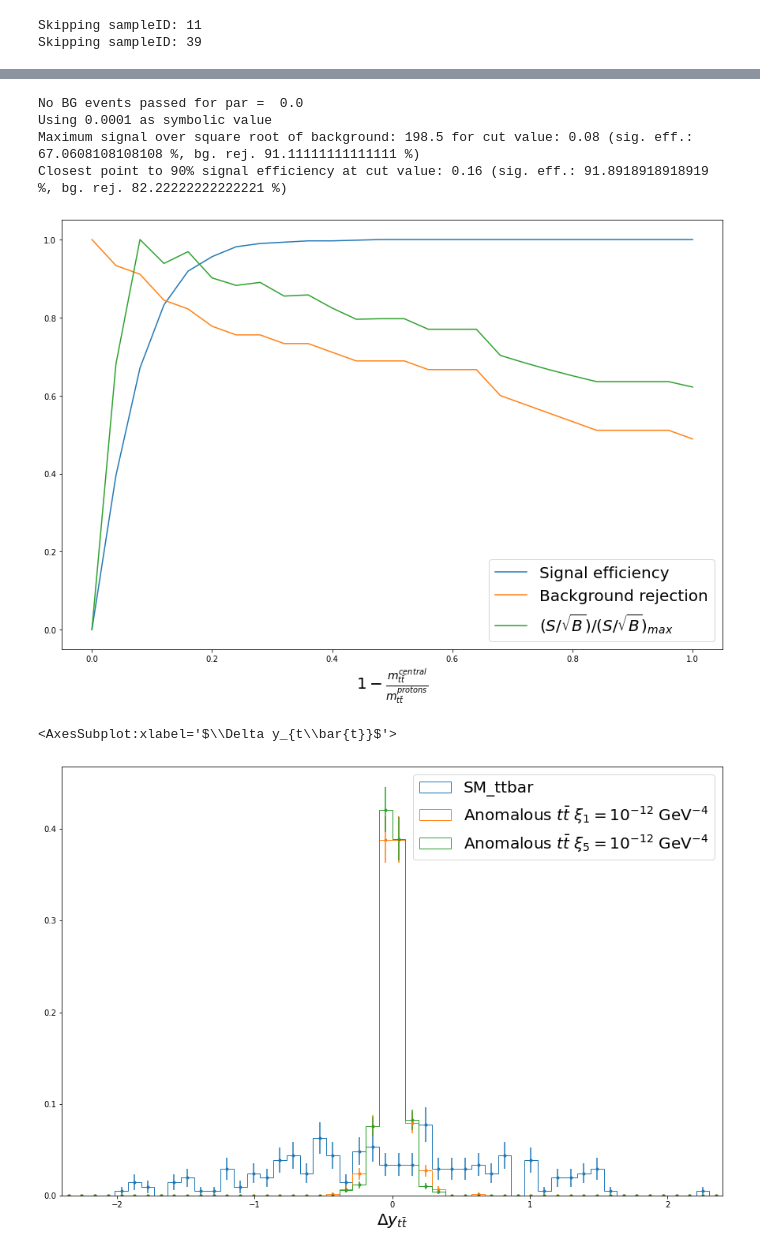
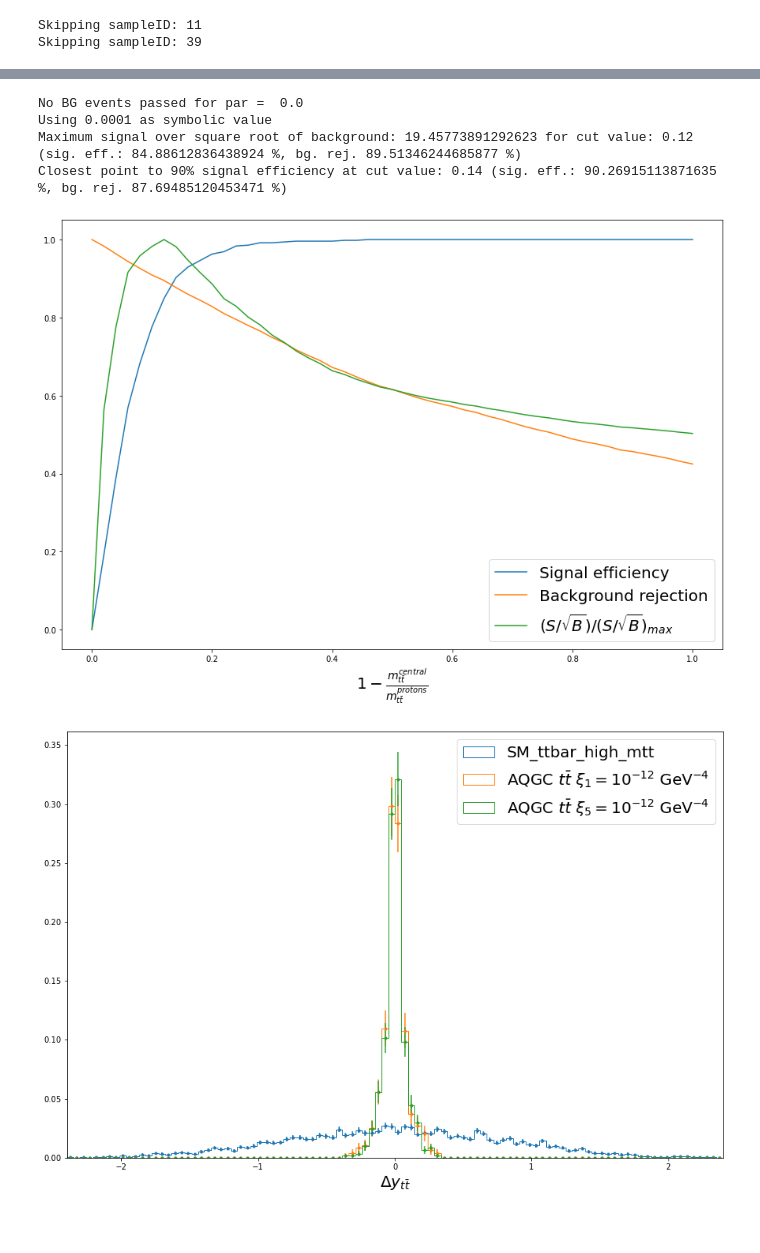
Before and after one commit to AndreaBellora/FPMC_tools, a Jupyter notebook: DelphesAnalyser.ipynb, the cells around one changed output, grey strips where cells are left out. Drawn from its saved outputs; the diff is of its cells as text; code cells hidden in the pictures; blank space fills up the shorter version.

```diff
--- a/DelphesAnalyser.ipynb
+++ b/DelphesAnalyser.ipynb
@@ -349,16 +365,19 @@ def runSelectionOnSample(select,filenameTemplate="",sampleID=-1,suffix=""):
     n_after = 0
     with open(sampleName,'rb') as handle:
         events = pickle.load(handle)
-        n_before = len(events["xi_pos"])
+        n_before = len(events["weight"])
+        n_weighted_before = sum(events["weight"])
         if n_before != 0:
             events_after = select(events)
         else:
             events_after = events
-        n_after = len(events_after["xi_pos"])
+        n_after = len(events_after["weight"])
+        n_weighted_after = sum(events_after["weight"])
         events_after["n_before"] = n_before
+        events_after["n_weighted_before"] = n_weighted_before
     with open(sampleName.replace('.pickle',suffix+'.pickle'),'wb') as handle:
         pickle.dump(events_after,handle,protocol=pickle.HIGHEST_PROTOCOL)
-    return n_before,n_after
+    return n_before,n_after,n_weighted_before,n_weighted_after
 def runSelectionOnSample_unrollArgs(args):
     return runSelectionOnSample(*args)
 
@@ -387,7 +406,7 @@ def loadEvents(filenameTemplate="",sampleIDs=[],sampleName=""):
                             events[k] = events[k].concatenate([v])
                         elif type(v) is uproot_methods.TLorentzVectorArray:
                             events[k] = [v for v in chain(events[k],v)]
-                        elif type(v) is int:
+                        elif (type(v) is int) or (type(v) is np.int64) or (type(v) is np.float64) :
                             events[k] += v
                         else:
                             events[k].append(v)
@@ -398,6 +417,8 @@ def loadEvents(filenameTemplate="",sampleIDs=[],sampleName=""):
 def passedFraction(filenameTemplate="",sampleIDs=[],sampleName=""):
     n_before = 0
     n_after = 0
+    n_weighted_before = 0
+    n_weighted_after = 0
     for sampleID in tqdm(sampleIDs,desc=sampleName):
         sampleName = filenameTemplate.format(sampleID)
         if not os.path.isfile(sampleName):
@@ -408,8 +429,10 @@ def passedFraction(filenameTemplate="",sampleIDs=[],sampleName=""):
         with open(sampleName,'rb') as handle:
                 events = pickle.load(handle)
                 n_before += events["n_before"]
-                n_after += len(events['xi_pos'])
-    return n_before, n_after
+                n_after += len(events['weight'])
+                n_weighted_before += events["n_weighted_before"]
+                n_weighted_after += sum(events['weight'])
+    return n_before, n_after, n_weighted_before, n_weighted_after
 # %%
 # Load MC samples from Excel "DB"
 
@@ -431,7 +454,7 @@ for row in signal_samples_wb.iter_rows(min_row=2):
 bgSampleDict = {}
 for row in background_samples_wb.iter_rows(min_row=2):
     name = row[0].value
-    bgSampleDict[name] = range(row[1].value,row[2].value+1)
+    bgSampleDict[name] = range(row[1].value,int(row[2].value)+1)
 
 # Utility to produce the sample name from the coupling set
 def nameFromCouplingSet(couplingSet):
@@ -947,9 +1159,11 @@ signalPathTemplate = "/eos/home-a/abellora/SWAN_projects/TopPheno/FPMC_tools/DEL
 backgroundPathTemplate = "/eos/home-a/abellora/SWAN_projects/TopPheno/MadGraph/MG5_aMC_v3_1_0/{name}/Events/run_{id}/tag_1_delphes_events.root"
 
 xi1_1e12_central = loadEvents(signalPathTemplate.replace('.root','_skim_semilep_preselection_centralselection.pickle'),sampleIDs=signalSampleDict[couplingSetFromName('Xi1=1e-12')])
+xi1_1e12_central_badNeutrino = loadEvents(signalPathTemplate.replace('.root','_skim_semilep_preselection_badNeutrino_centralselection.pickle'),sampleIDs=signalSampleDict[couplingSetFromName('Xi1=1e-12')])
 xi2_1e12_central = loadEvents(signalPathTemplate.replace('.root','_skim_semilep_preselection_centralselection.pickle'),sampleIDs=signalSampleDict[couplingSetFromName('Xi2=1e-12')])
 xi3_1e12_central = loadEvents(signalPathTemplate.replace('.root','_skim_semilep_preselection_centralselection.pickle'),sampleIDs=signalSampleDict[couplingSetFromName('Xi3=1e-12')])
 xi4_1e12_central = loadEvents(signalPathTemplate.replace('.root','_skim_semilep_preselection_centralselection.pickle'),sampleIDs=signalSampleDict[couplingSetFromName('Xi4=1e-12')])
 xi5_1e12_central = loadEvents(signalPathTemplate.replace('.root','_skim_semilep_preselection_centralselection.pickle'),sampleIDs=signalSampleDict[couplingSetFromName('Xi5=1e-12')])
 xi6_1e12_central = loadEvents(signalPathTemplate.replace('.root','_skim_semilep_preselection_centralselection.pickle'),sampleIDs=signalSampleDict[couplingSetFromName('Xi6=1e-12')])
 SM_ttbar_central = loadEvents(backgroundPathTemplate.format(name='SM_ttbar',id='{}').replace('.root','_skim_semilep_preselection_centralselection.pickle'),sampleIDs=bgSampleDict['SM_ttbar'])
+SM_ttbar_high_mtt_central = loadEvents(backgroundPathTemplate.format(name='SM_ttbar_high_mtt',id='{}').replace('.root','_skim_semilep_preselection_centralselection.pickle'),sampleIDs=bgSampleDict['SM_ttbar_high_mtt'])
@@ -964,20 +1198,20 @@ plotWithRange(1 - xi5_1e12_central["m_ttbar"]/xi5_1e12_central["m_protons"],50,-
 def absmassmatch_lowerThan(ds,par):
     return np.abs(1 - ds["m_ttbar"]/ds["m_protons"]) < par
 # %%
-scanCut(xi1_1e12_central,SM_ttbar_central,absmassmatch_lowerThan,[0,1,1/25],r"$1 - \frac{m_{t\bar{t}}^{central}}{m_{t\bar{t}}^{protons}}$")
+scanCut(xi1_1e12_central,SM_ttbar_high_mtt_central,absmassmatch_lowerThan,[0,1,1/50],r"$1 - \frac{m_{t\bar{t}}^{central}}{m_{t\bar{t}}^{protons}}$")
 # %% [output]
 No BG events passed for par =  0.0
 Using 0.0001 as symbolic value
-Maximum signal over square root of background: 198.5 for cut value: 0.08 (sig. eff.: 67.0608108108108 %, bg. rej. 91.11111111111111 %)
-Closest point to 90% signal efficiency at cut value: 0.16 (sig. eff.: 91.8918918918919 %, bg. rej. 82.22222222222221 %)
+Maximum signal over square root of background: 19.45773891292623 for cut value: 0.12 (sig. eff.: 84.88612836438924 %, bg. rej. 89.51346244685877 %)
+Closest point to 90% signal efficiency at cut value: 0.14 (sig. eff.: 90.26915113871635 %, bg. rej. 87.69485120453471 %)
-[figure, old version]
+[figure, new version]
 # %%
-ax = plotWithRange(SM_ttbar_central["y_ttbar"]-SM_ttbar_central["y_protons"],50,-2.4,2.4,r"$\Delta y_{t\bar{t}}$","SM_ttbar",normalize=True)
-plotWithRange(xi1_1e12_central["y_ttbar"]-xi1_1e12_central["y_protons"],50,-2.4,2.4,r"$\Delta y_{t\bar{t}}$",r"Anomalous $t\bar{t}$ $\xi_1 = 10^{-12}$ GeV$^{-4}$",ax,normalize=True)
-plotWithRange(xi5_1e12_central["y_ttbar"]-xi5_1e12_central["y_protons"],50,-2.4,2.4,r"$\Delta y_{t\bar{t}}$",r"Anomalous $t\bar{t}$ $\xi_5 = 10^{-12}$ GeV$^{-4}$",ax,normalize=True)
+ax = plotWithRange(SM_ttbar_high_mtt_central["y_ttbar"]-SM_ttbar_high_mtt_central["y_protons"],100,-2.4,2.4,r"$\Delta y_{t\bar{t}}$","SM_ttbar_high_mtt",normalize=True)
+plotWithRange(xi1_1e12_central["y_ttbar"]-xi1_1e12_central["y_protons"],100,-2.4,2.4,r"$\Delta y_{t\bar{t}}$",r"AQGC $t\bar{t}$ $\xi_1 = 10^{-12}$ GeV$^{-4}$",ax,normalize=True)
+plotWithRange(xi5_1e12_central["y_ttbar"]-xi5_1e12_central["y_protons"],100,-2.4,2.4,r"$\Delta y_{t\bar{t}}$",r"AQGC $t\bar{t}$ $\xi_5 = 10^{-12}$ GeV$^{-4}$",ax,normalize=True)
+ax.get_figure().savefig(plotDir+'rapiditymatch.pdf')
 # %% [output]
-<AxesSubplot:xlabel='$\\Delta y_{t\\bar{t}}$'>
-[figure, old version]
+[figure, new version]
 # %%
 def absdeltarapidity_lowerThan(ds,par):
     return np.abs(ds["y_ttbar"]-ds["y_protons"]) < par
```
Also changed, not shown: parts of 61 cells of this notebook.
